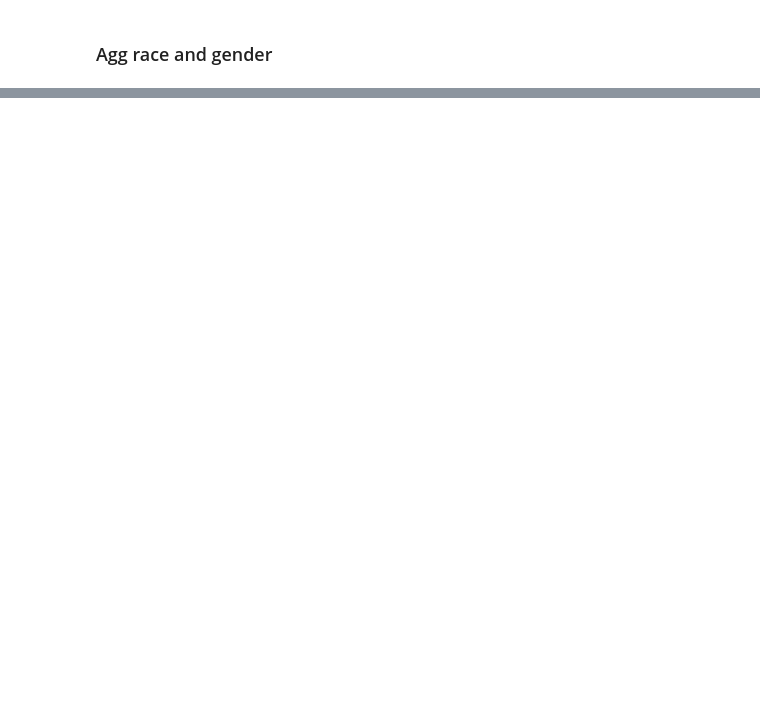
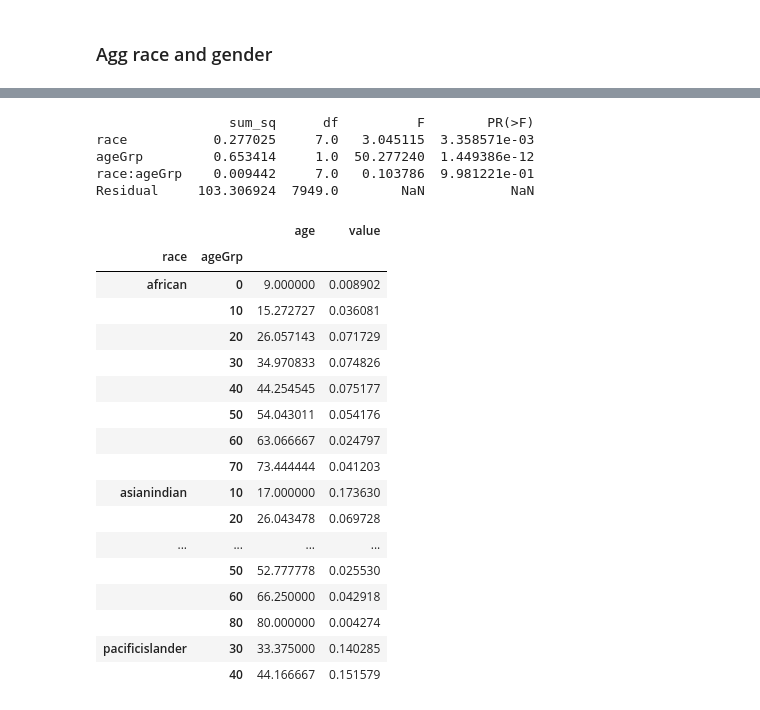
Before and after one commit to usc-sail/mica-text-characternetworks, a Jupyter notebook: analysis/Graph Analysis.ipynb, the cells around one changed output, grey strips where cells are left out. Drawn from its saved outputs; the diff is of its cells as text; code cells hidden in the pictures; blank space fills up the shorter version.

```diff
--- a/analysis/Graph Analysis.ipynb
+++ b/analysis/Graph Analysis.ipynb
@@ -496,0 +434,20 @@ pred_baseline
+# %%
+# Agg by age & gender
+
+aggByAgeRace = []
+
+for script, d in data.items():
+    G = d['graph']
+    centrs = nx.betweenness_centrality(G)
+
+
+    for n in G.nodes():
+        aggByAgeRace.append((G.node[n]['age'], G.node[n]['race'], centrs[n]))
+
+aggByAgeRace = pd.DataFrame(aggByAgeRace, columns=['age', 'race', 'value'])
+aggByAgeRace = aggByAgeRace[aggByAgeRace.age > 0]
+aggByAgeRace = aggByAgeRace[aggByAgeRace.race != 'unknown']
+
+aggByAgeRace['ageGrp'] = aggByAgeRace.age.apply(lambda x: (x//10) * 10)
+
+aggByAgeRace.head()
@@ -496,0 +461,35 @@ pred_baseline
+# %%
+#2-way ANOVA for differences
+
+mod = ols('value ~ race + ageGrp + race:ageGrp',
+                data=aggByAgeRace).fit()
+
+aov_table = sm.stats.anova_lm(mod, typ=2)
+print(aov_table)
+# %% [output]
+                 sum_sq      df          F        PR(>F)
+race           0.277025     7.0   3.045115  3.358571e-03
+ageGrp         0.653414     1.0  50.277240  1.449386e-12
+race:ageGrp    0.009442     7.0   0.103786  9.981221e-01
+Residual     103.306924  7949.0        NaN           NaN
+# %%
+aggByAgeRace.groupby(["race", "ageGrp"]).apply(np.mean).drop("ageGrp", 1)
+# %% [output]
+|  |  | age | value |
+| race | ageGrp |  |  |
+| african | 0 | 9.000000 | 0.008902 |
+|  | 10 | 15.272727 | 0.036081 |
+|  | 20 | 26.057143 | 0.071729 |
+|  | 30 | 34.970833 | 0.074826 |
+|  | 40 | 44.254545 | 0.075177 |
+|  | 50 | 54.043011 | 0.054176 |
+|  | 60 | 63.066667 | 0.024797 |
+|  | 70 | 73.444444 | 0.041203 |
+| asianindian | 10 | 17.000000 | 0.173630 |
+|  | 20 | 26.043478 | 0.069728 |
+| ... | ... | ... | ... |
+|  | 50 | 52.777778 | 0.025530 |
+|  | 60 | 66.250000 | 0.042918 |
+|  | 80 | 80.000000 | 0.004274 |
+| pacificislander | 30 | 33.375000 | 0.140285 |
+|  | 40 | 44.166667 | 0.151579 |
```
Also changed, not shown: parts of 58 cells of this notebook, 3 other files.
